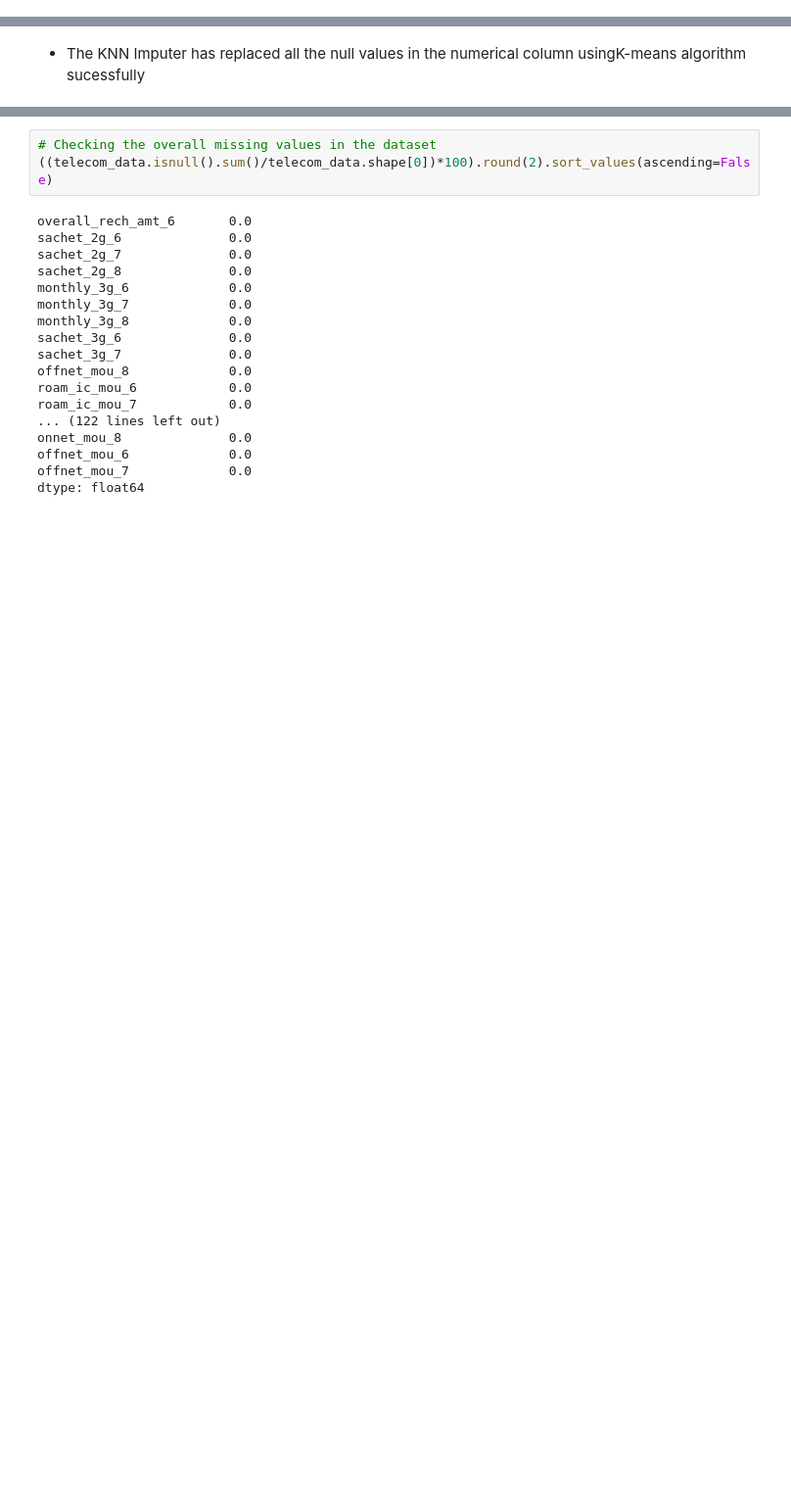
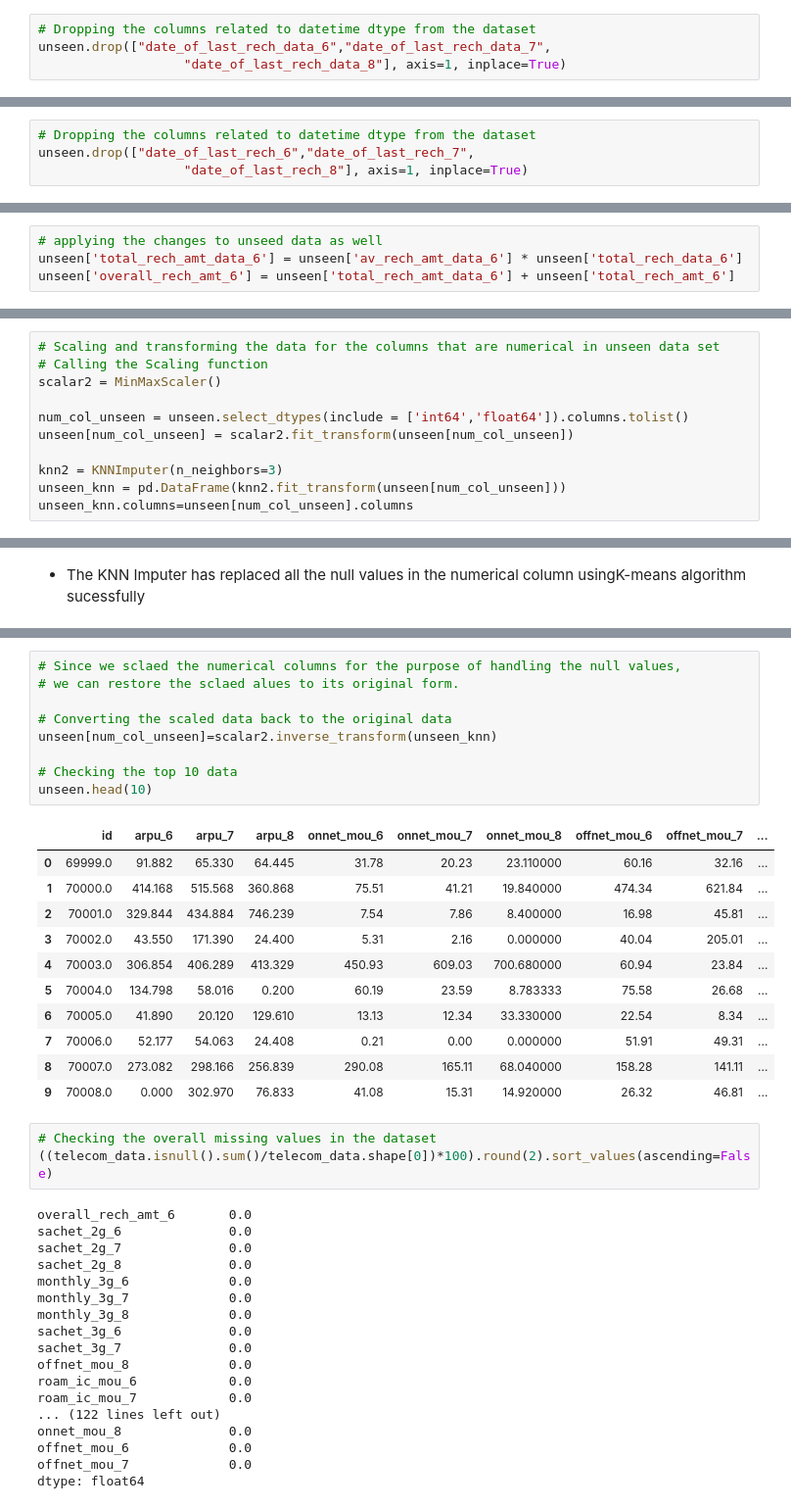
Before and after one commit to SanjayaKumarSahoo/telecom-churn-group-case-study, a Jupyter notebook: solution.ipynb, the cells around one changed output, grey strips where cells are left out. Shown at 98% size. Drawn from its saved outputs; the diff is of its cells as text; blank space fills up the shorter version.

```diff
--- a/solution.ipynb
+++ b/solution.ipynb
@@ -396,11 +573,19 @@ memory usage: 75.3 MB
 # Dropping the columns related to datetime dtype from the dataset
 telecom_data.drop(["date_of_last_rech_data_6","date_of_last_rech_data_7",
                    "date_of_last_rech_data_8"], axis=1, inplace=True)
+# %%
+# Dropping the columns related to datetime dtype from the dataset
+unseen.drop(["date_of_last_rech_data_6","date_of_last_rech_data_7",
+                   "date_of_last_rech_data_8"], axis=1, inplace=True)
 # %% [markdown]
 - As we can no more utilise the datetime column, we can drop the date_of_last_rech_data_* column corresponding to months 6,7,8respectively.
 # %%
 # Dropping the columns related to datetime dtype from the dataset
 telecom_data.drop(["date_of_last_rech_6","date_of_last_rech_7",
                    "date_of_last_rech_8"], axis=1, inplace=True)
+# %%
+# Dropping the columns related to datetime dtype from the dataset
+unseen.drop(["date_of_last_rech_6","date_of_last_rech_7",
+                   "date_of_last_rech_8"], axis=1, inplace=True)
 # %%
 # The curent dimensions of the dataset
@@ -429,5 +609,9 @@ print("\nThe 70th quantile value to determine the High Value Customer is: ",cut_
 telecom_data = telecom_data[telecom_data['overall_rech_amt_6'] >= cut_off]
 # %% [output]
 The 70th quantile value to determine the High Value Customer is:  476.0
+# %%
+# applying the changes to unseed data as well
+unseen['total_rech_amt_data_6'] = unseen['av_rech_amt_data_6'] * unseen['total_rech_data_6']
+unseen['overall_rech_amt_6'] = unseen['total_rech_amt_data_6'] + unseen['total_rech_amt_6']
 # %%
 # The curent dimension of the dataset
@@ -476,5 +681,16 @@ knn=KNNImputer(n_neighbors=3)
 
 telecom_data_knn = pd.DataFrame(knn.fit_transform(telecom_data[num_col]))
 telecom_data_knn.columns=telecom_data[num_col].columns
+# %%
+# Scaling and transforming the data for the columns that are numerical in unseen data set
+# Calling the Scaling function
+scalar2 = MinMaxScaler()
+
+num_col_unseen = unseen.select_dtypes(include = ['int64','float64']).columns.tolist()
+unseen[num_col_unseen] = scalar2.fit_transform(unseen[num_col_unseen])
+
+knn2 = KNNImputer(n_neighbors=3)
+unseen_knn = pd.DataFrame(knn2.fit_transform(unseen[num_col_unseen]))
+unseen_knn.columns=unseen[num_col_unseen].columns
 # %%
 # check for any null values after imputation for numerical columns
@@ -504,6 +720,27 @@ telecom_data.head(10)
 | 33 | 33.0 | 438.077 | 0.000 | 213.781 | 18.29 | 5.433333 | 0.00 | 69.14 | 31.573333 | ... |
 | 39 | 39.0 | 348.187 | 630.031 | 974.914 | 64.66 | 598.740000 | 565.66 | 37.83 | 339.280000 | ... |
 | 45 | 45.0 | 1361.775 | 1658.481 | 1317.325 | 872.16 | 546.060000 | 1078.93 | 410.56 | 420.190000 | ... |
+# %%
+# Since we sclaed the numerical columns for the purpose of handling the null values,
+# we can restore the sclaed alues to its original form.
+
+# Converting the scaled data back to the original data
+unseen[num_col_unseen]=scalar2.inverse_transform(unseen_knn)
+
+# Checking the top 10 data
+unseen.head(10)
+# %% [output]
+|  | id | arpu_6 | arpu_7 | arpu_8 | onnet_mou_6 | onnet_mou_7 | onnet_mou_8 | offnet_mou_6 | offnet_mou_7 | ... |
+| 0 | 69999.0 | 91.882 | 65.330 | 64.445 | 31.78 | 20.23 | 23.110000 | 60.16 | 32.16 | ... |
+| 1 | 70000.0 | 414.168 | 515.568 | 360.868 | 75.51 | 41.21 | 19.840000 | 474.34 | 621.84 | ... |
+| 2 | 70001.0 | 329.844 | 434.884 | 746.239 | 7.54 | 7.86 | 8.400000 | 16.98 | 45.81 | ... |
+| 3 | 70002.0 | 43.550 | 171.390 | 24.400 | 5.31 | 2.16 | 0.000000 | 40.04 | 205.01 | ... |
+| 4 | 70003.0 | 306.854 | 406.289 | 413.329 | 450.93 | 609.03 | 700.680000 | 60.94 | 23.84 | ... |
+| 5 | 70004.0 | 134.798 | 58.016 | 0.200 | 60.19 | 23.59 | 8.783333 | 75.58 | 26.68 | ... |
+| 6 | 70005.0 | 41.890 | 20.120 | 129.610 | 13.13 | 12.34 | 33.330000 | 22.54 | 8.34 | ... |
+| 7 | 70006.0 | 52.177 | 54.063 | 24.408 | 0.21 | 0.00 | 0.000000 | 51.91 | 49.31 | ... |
+| 8 | 70007.0 | 273.082 | 298.166 | 256.839 | 290.08 | 165.11 | 68.040000 | 158.28 | 141.11 | ... |
+| 9 | 70008.0 | 0.000 | 302.970 | 76.833 | 41.08 | 15.31 | 14.920000 | 26.32 | 46.81 | ... |
 # %%
 # Checking the overall missing values in the dataset
 ((telecom_data.isnull().sum()/telecom_data.shape[0])*100).round(2).sort_values(ascending=False)
```
Also changed, not shown: parts of 56 cells of this notebook.
